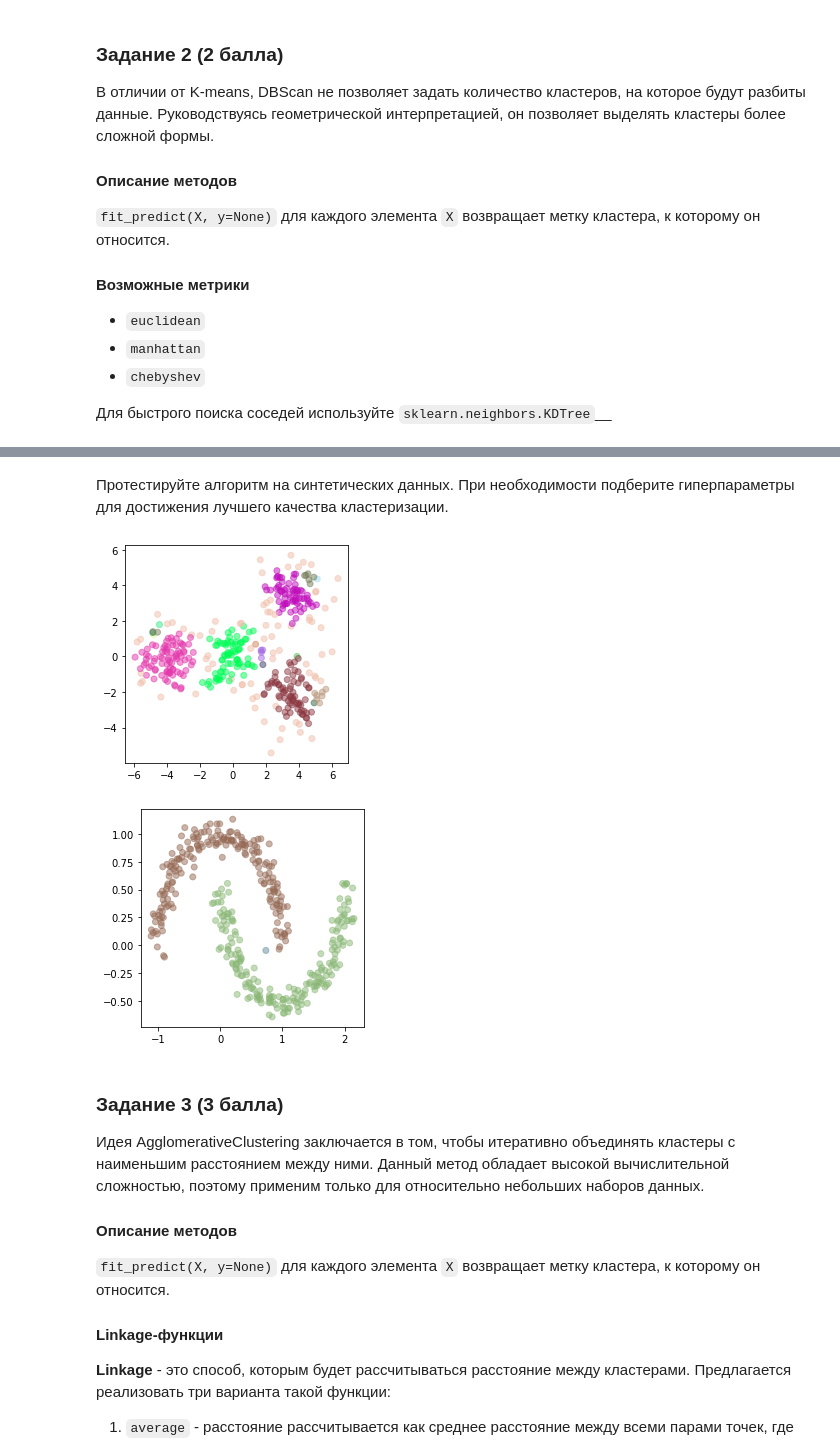
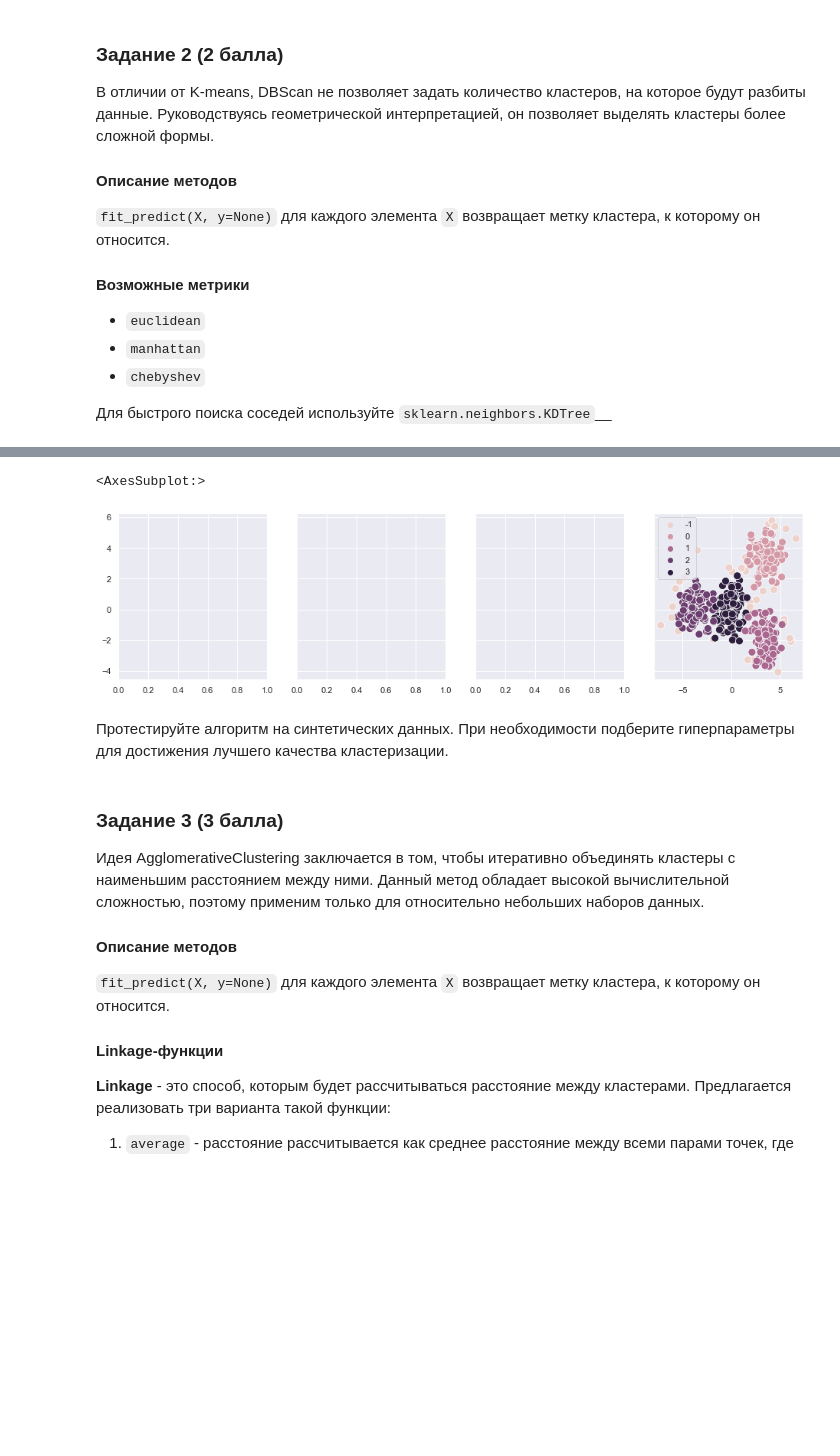
Before and after one commit to aapoliakova/HSE-ML-HW, a Jupyter notebook: 02. Кластеризация/hw02_task.ipynb, the cells around one changed output, grey strips where cells are left out. Saved outputs shown, nothing was run; the diff lists cells and outputs as text; code cells hidden in the pictures; blank space fills up the shorter version.

```diff
--- a/02. Кластеризация/hw02_task.ipynb
+++ b/02. Кластеризация/hw02_task.ipynb
@@ -372,17 +355,17 @@ class DBScan:
+# %%
+from sklearn.cluster import DBSCAN as DB
+import numpy as np
+X, true_labels = make_blobs(400, 2, centers=[[0, 0], [-4, 0], [3.5, 3.5], [3.5, -2.0]], random_state=42)
+clustering = DB(eps=0.9, min_samples=15).fit(X)
+labels = clustering.labels_
+fig, axis = plt.subplots(1, 4, figsize=(16, 4), sharey=True)
+sns.scatterplot(x = X[:, 0], y = X[:, 1], s = 100, hue = labels)
+# %% [output]
+<AxesSubplot:>
+[figure, added]
 # %% [markdown]
 Протестируйте алгоритм на синтетических данных.
 При необходимости подберите гиперпараметры для достижения лучшего качества кластеризации.
-# %%
-dbscan = DBScan(metric = "manhattan")
-labels = dbscan.fit_predict(X_1)
-visualize_clasters(X_1, labels)
-
-dbscan = DBScan(eps=0.2)
-labels = dbscan.fit_predict(X_2)
-visualize_clasters(X_2, labels)
-# %% [output]
-[figure, removed]
-[figure, removed]
 # %% [markdown]
 ### Задание 3 (3 балла)
 Идея AgglomerativeClustering заключается в том, чтобы итеративно объединять кластеры с наименьшим расстоянием между
```
Also changed, not shown: parts of 34 cells of this notebook.
